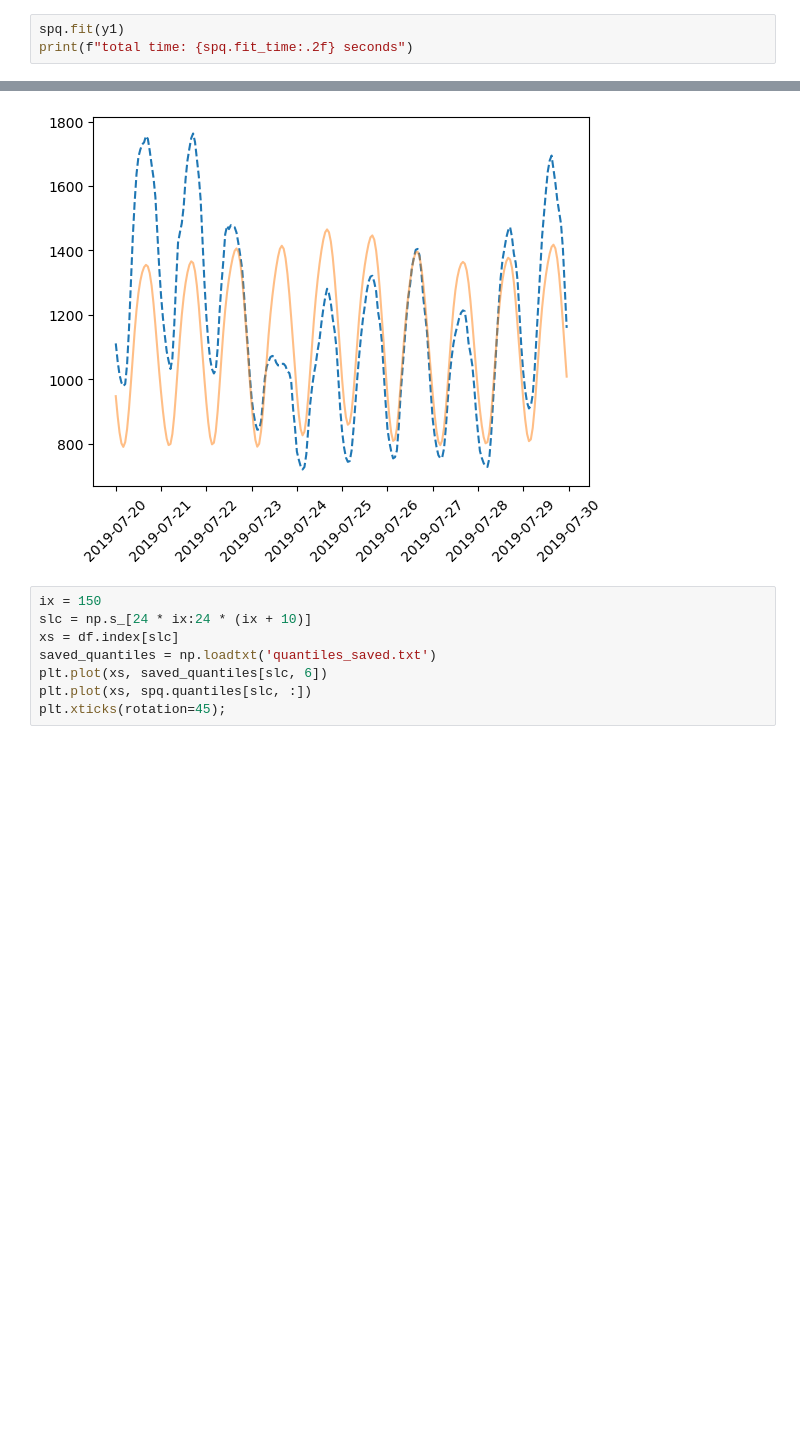
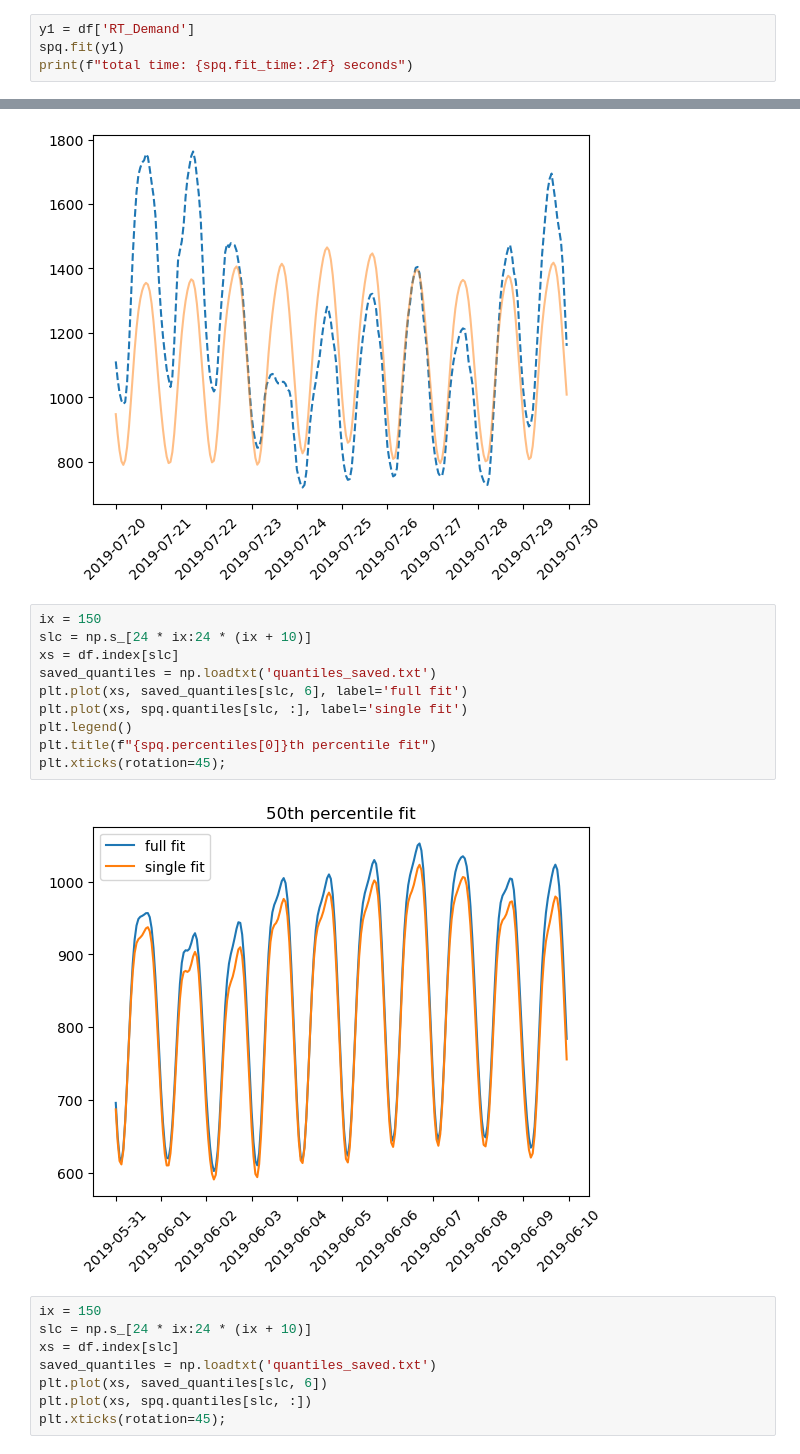
Before and after one commit to cvxgrp/spcqe, a Jupyter notebook: notebooks/single_quantile-50.ipynb, the cells around one changed output, grey strips where cells are left out. Drawn from its saved outputs; the diff is of its cells as text; blank space fills up the shorter version.

```diff
--- a/notebooks/single_quantile_test_small.ipynb
+++ b/notebooks/single_quantile-50.ipynb
@@ -67,6 +57,7 @@ spq
 SmoothPeriodicQuantiles(num_harmonics=3, percentiles=[50],
                         periods=[8760, 168, 24], weight=0.1)
 # %%
+y1 = df['RT_Demand']
 spq.fit(y1)
 print(f"total time: {spq.fit_time:.2f} seconds")
 # %% [output]
@@ -89,6 +80,18 @@ plt.plot(xs, spq.quantiles[slc, :], alpha=0.5)
 plt.xticks(rotation=45);
 # %% [output]
 [figure]
+# %%
+ix = 150
+slc = np.s_[24 * ix:24 * (ix + 10)]
+xs = df.index[slc]
+saved_quantiles = np.loadtxt('quantiles_saved.txt')
+plt.plot(xs, saved_quantiles[slc, 6], label='full fit')
+plt.plot(xs, spq.quantiles[slc, :], label='single fit')
+plt.legend()
+plt.title(f"{spq.percentiles[0]}th percentile fit")
+plt.xticks(rotation=45);
+# %% [output]
+[figure, added]
 # %%
 ix = 150
 slc = np.s_[24 * ix:24 * (ix + 10)]
```
Also changed, not shown: parts of 3 cells of this notebook, 2 other files.
